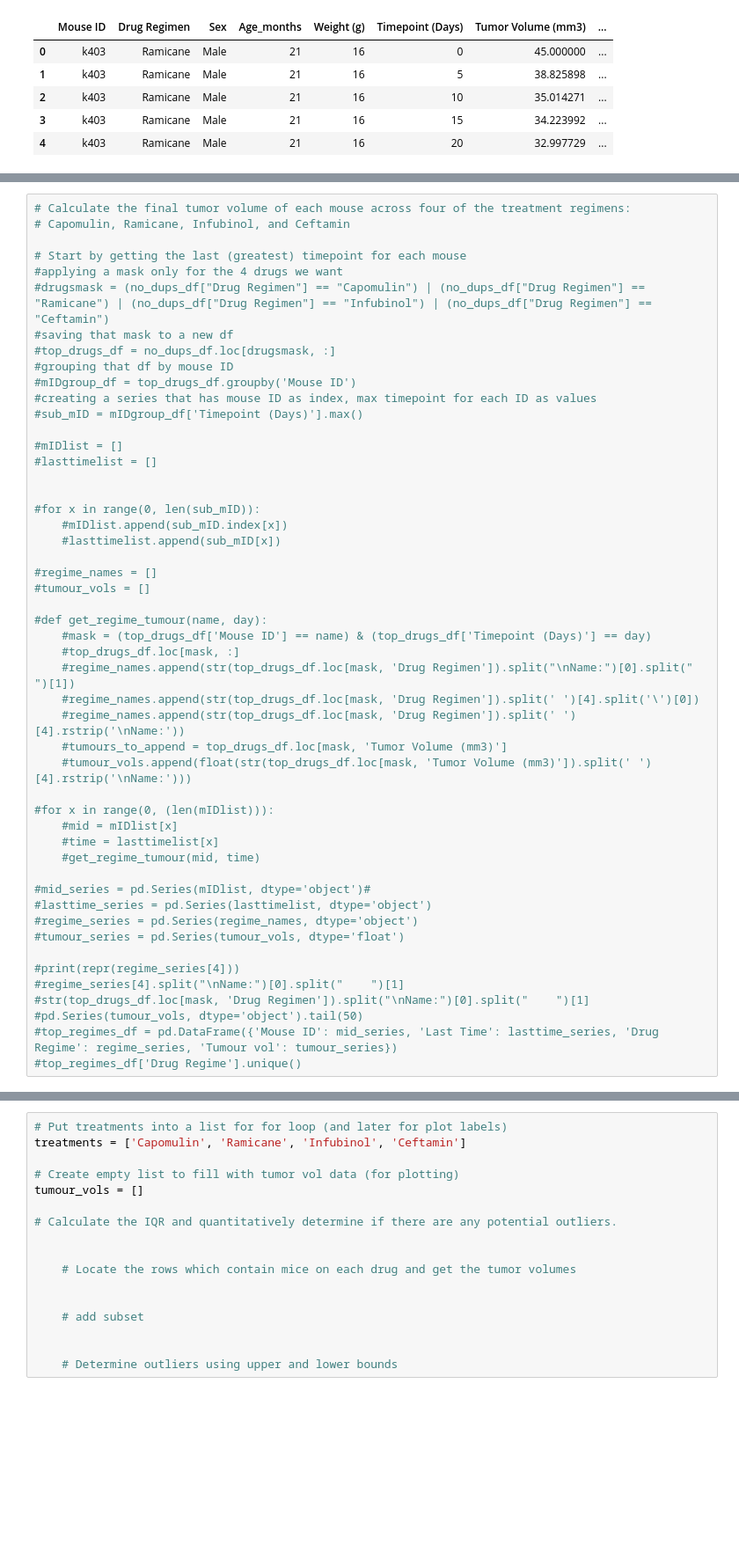
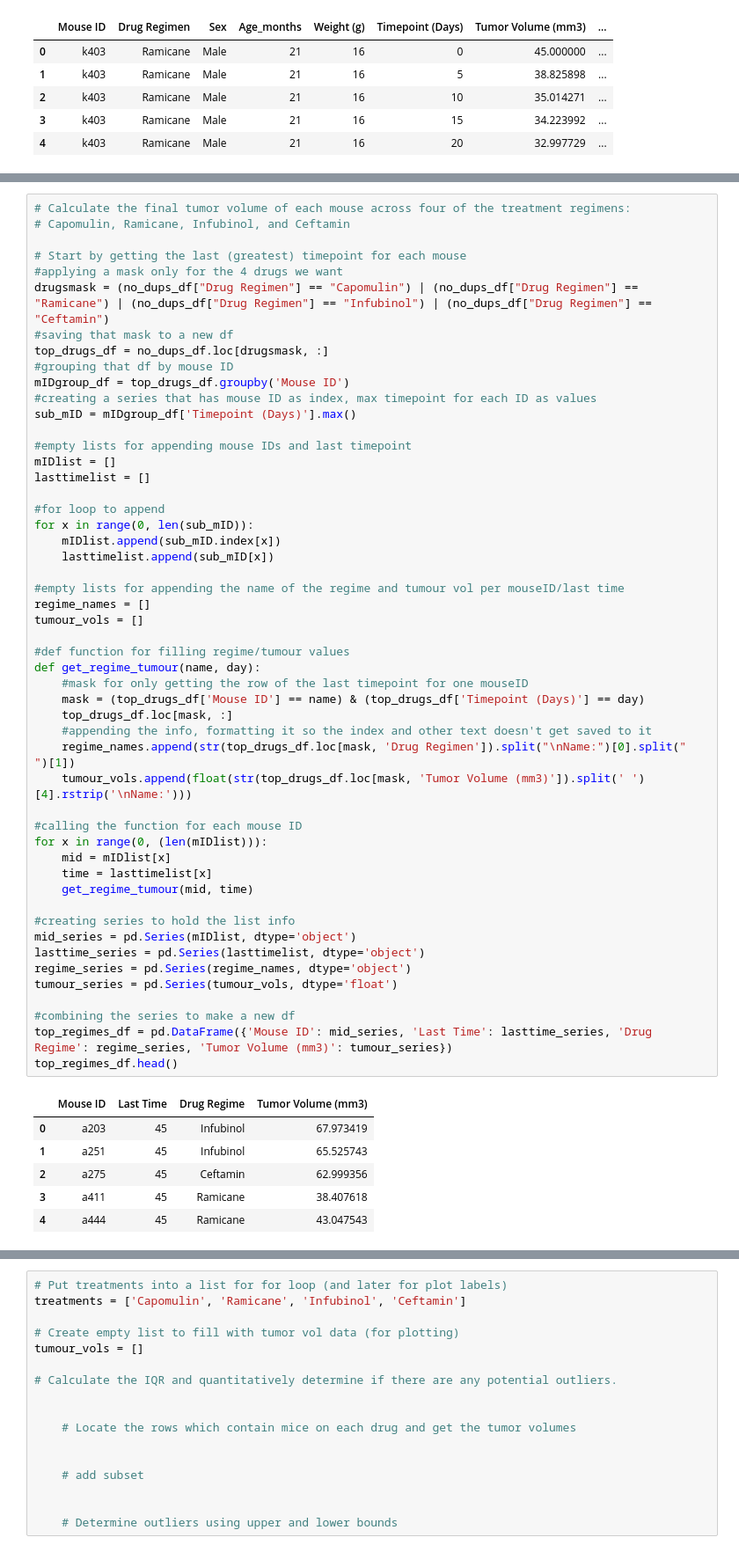
Before and after one commit to sarahDH615/matplotlib_challenge, a Jupyter notebook: pymaceuticals_starter_edited.ipynb, the cells around one changed output, grey strips where cells are left out. Shown at 88% size. Drawn from its saved outputs; the diff is of its cells as text; blank space fills up the shorter version.

```diff
--- a/pymaceuticals_starter_edited.ipynb
+++ b/pymaceuticals_starter_edited.ipynb
@@ -227,50 +217,58 @@ no_dups_df.head()
 # %%
 # Calculate the final tumor volume of each mouse across four of the treatment regimens:
 # Capomulin, Ramicane, Infubinol, and Ceftamin
 
 # Start by getting the last (greatest) timepoint for each mouse
 #applying a mask only for the 4 drugs we want
-#drugsmask = (no_dups_df["Drug Regimen"] == "Capomulin") | (no_dups_df["Drug Regimen"] == "Ramicane") | (no_dups_df["Drug Regimen"] == "Infubinol") | (no_dups_df["Drug Regimen"] == "Ceftamin")
+drugsmask = (no_dups_df["Drug Regimen"] == "Capomulin") | (no_dups_df["Drug Regimen"] == "Ramicane") | (no_dups_df["Drug Regimen"] == "Infubinol") | (no_dups_df["Drug Regimen"] == "Ceftamin")
 #saving that mask to a new df
-#top_drugs_df = no_dups_df.loc[drugsmask, :]
+top_drugs_df = no_dups_df.loc[drugsmask, :]
 #grouping that df by mouse ID
-#mIDgroup_df = top_drugs_df.groupby('Mouse ID')
+mIDgroup_df = top_drugs_df.groupby('Mouse ID')
 #creating a series that has mouse ID as index, max timepoint for each ID as values
-#sub_mID = mIDgroup_df['Timepoint (Days)'].max()
+sub_mID = mIDgroup_df['Timepoint (Days)'].max()
 
-#mIDlist = []
-#lasttimelist = []
+#empty lists for appending mouse IDs and last timepoint
+mIDlist = []
+lasttimelist = []
 
+#for loop to append
+for x in range(0, len(sub_mID)):
+    mIDlist.append(sub_mID.index[x])
+    lasttimelist.append(sub_mID[x])
 
-#for x in range(0, len(sub_mID)):
-    #mIDlist.append(sub_mID.index[x])
-    #lasttimelist.append(sub_mID[x])
+#empty lists for appending the name of the regime and tumour vol per mouseID/last time
+regime_names = []
+tumour_vols = []
 
-#regime_names = []
-#tumour_vols = []
+#def function for filling regime/tumour values
+def get_regime_tumour(name, day):
+    #mask for only getting the row of the last timepoint for one mouseID
+    mask = (top_drugs_df['Mouse ID'] == name) & (top_drugs_df['Timepoint (Days)'] == day)
+    top_drugs_df.loc[mask, :]
+    #appending the info, formatting it so the index and other text doesn't get saved to it
+    regime_names.append(str(top_drugs_df.loc[mask, 'Drug Regimen']).split("\nName:")[0].split("    ")[1])
+    tumour_vols.append(float(str(top_drugs_df.loc[mask, 'Tumor Volume (mm3)']).split(' ')[4].rstrip('\nName:')))
 
-#def get_regime_tumour(name, day):
-    #mask = (top_drugs_df['Mouse ID'] == name) & (top_drugs_df['Timepoint (Days)'] == day)
-    #top_drugs_df.loc[mask, :]
-    #regime_names.append(str(top_drugs_df.loc[mask, 'Drug Regimen']).split("\nName:")[0].split("    ")[1])
-    #regime_names.append(str(top_drugs_df.loc[mask, 'Drug Regimen']).split(' ')[4].split('\')[0])
-    #regime_names.append(str(top_drugs_df.loc[mask, 'Drug Regimen']).split(' ')[4].rstrip('\nName:'))
-    #tumours_to_append = top_drugs_df.loc[mask, 'Tumor Volume (mm3)']
-    #tumour_vols.append(float(str(top_drugs_df.loc[mask, 'Tumor Volume (mm3)']).split(' ')[4].rstrip('\nName:')))
+#calling the function for each mouse ID
+for x in range(0, (len(mIDlist))):
+    mid = mIDlist[x]
+    time = lasttimelist[x]
+    get_regime_tumour(mid, time)
 
-#for x in range(0, (len(mIDlist))):
-    #mid = mIDlist[x]
-    #time = lasttimelist[x]
-    #get_regime_tumour(mid, time)
+#creating series to hold the list info
+mid_series = pd.Series(mIDlist, dtype='object')
+lasttime_series = pd.Series(lasttimelist, dtype='object')
+regime_series = pd.Series(regime_names, dtype='object')
+tumour_series = pd.Series(tumour_vols, dtype='float')
 
-#mid_series = pd.Series(mIDlist, dtype='object')#
-#lasttime_series = pd.Series(lasttimelist, dtype='object')
-#regime_series = pd.Series(regime_names, dtype='object')
-#tumour_series = pd.Series(tumour_vols, dtype='float')
-
-#print(repr(regime_series[4]))
-#regime_series[4].split("\nName:")[0].split("    ")[1]
-#str(top_drugs_df.loc[mask, 'Drug Regimen']).split("\nName:")[0].split("    ")[1]
-#pd.Series(tumour_vols, dtype='object').tail(50)
-#top_regimes_df = pd.DataFrame({'Mouse ID': mid_series, 'Last Time': lasttime_series, 'Drug Regime': regime_series, 'Tumour vol': tumour_series})
-#top_regimes_df['Drug Regime'].unique()
+#combining the series to make a new df
+top_regimes_df = pd.DataFrame({'Mouse ID': mid_series, 'Last Time': lasttime_series, 'Drug Regime': regime_series, 'Tumor Volume (mm3)': tumour_series})
+top_regimes_df.head()
+# %% [output]
+|  | Mouse ID | Last Time | Drug Regime | Tumor Volume (mm3) |
+| 0 | a203 | 45 | Infubinol | 67.973419 |
+| 1 | a251 | 45 | Infubinol | 65.525743 |
+| 2 | a275 | 45 | Ceftamin | 62.999356 |
+| 3 | a411 | 45 | Ramicane | 38.407618 |
+| 4 | a444 | 45 | Ramicane | 43.047543 |
```
Also changed, not shown: parts of 17 cells of this notebook.
